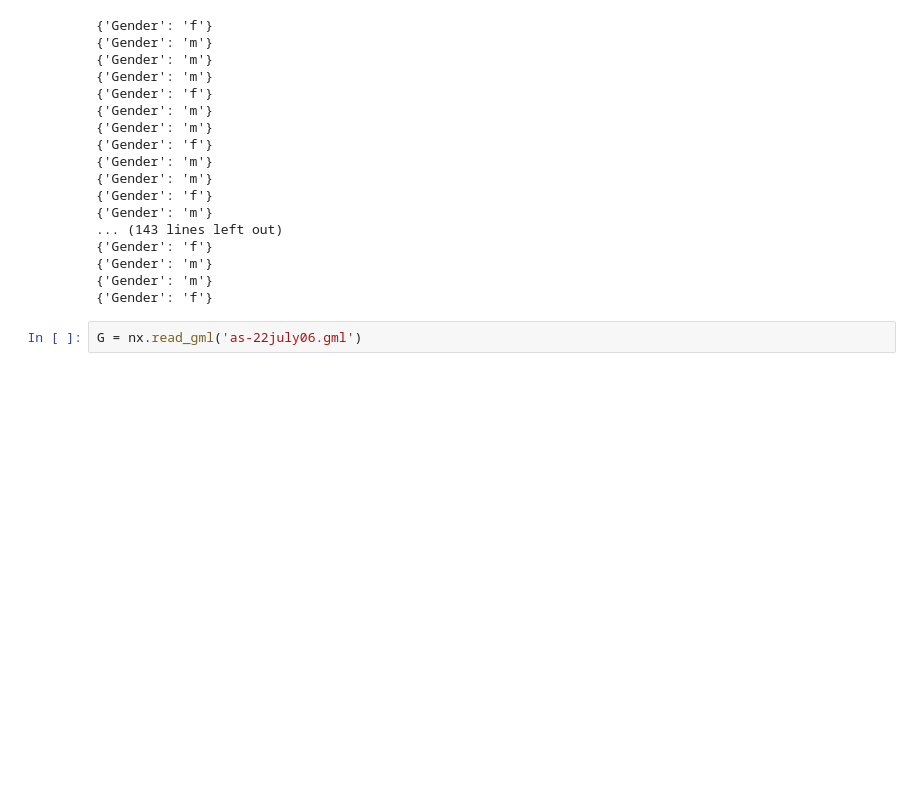
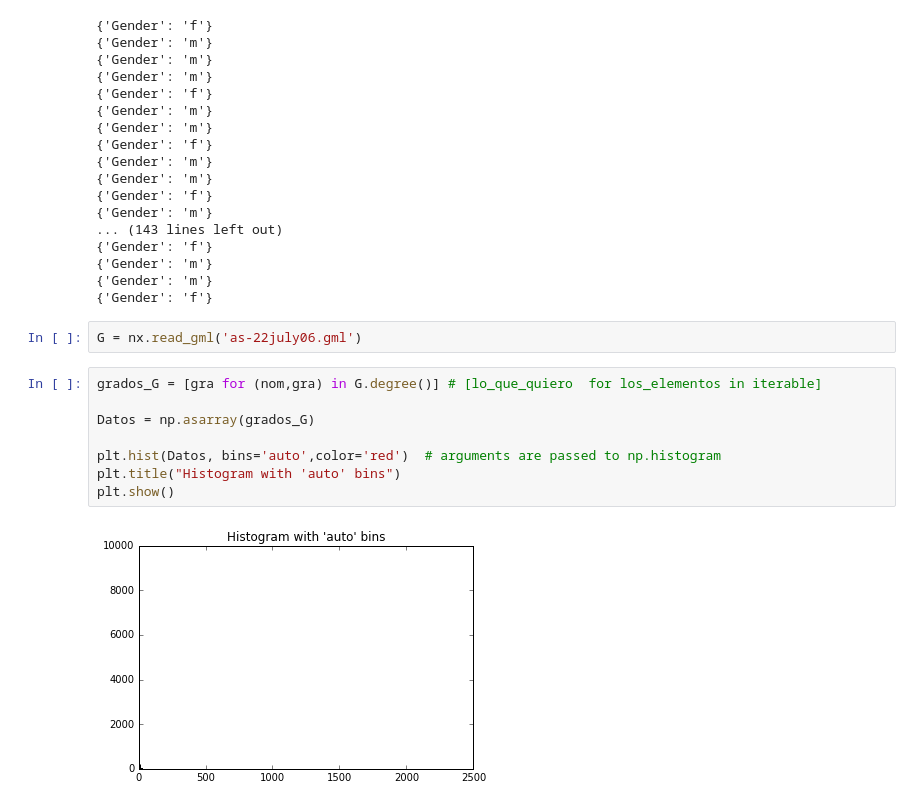
Before and after one commit to fedesevle/Redes_FLEM, a Jupyter notebook: Ejercicio2.ipynb, the cells around one changed output. Cells and saved outputs as stored; diff of their text form; blank space fills up the shorter version.

```diff
--- a/Ejercicio2.ipynb
+++ b/Ejercicio2.ipynb
@@ -188,3 +188,13 @@ for line in c:
 {'Gender': 'f'}
 # %%
 G = nx.read_gml('as-22july06.gml')
+# %%
+grados_G = [gra for (nom,gra) in G.degree()] # [lo_que_quiero  for los_elementos in iterable]
+
+Datos = np.asarray(grados_G)
+
+plt.hist(Datos, bins='auto',color='red')  # arguments are passed to np.histogram
+plt.title("Histogram with 'auto' bins")
+plt.show()
+# %% [output]
+[figure, added]
```
Also changed, not shown: parts of 3 cells of this notebook, 1 other file.
